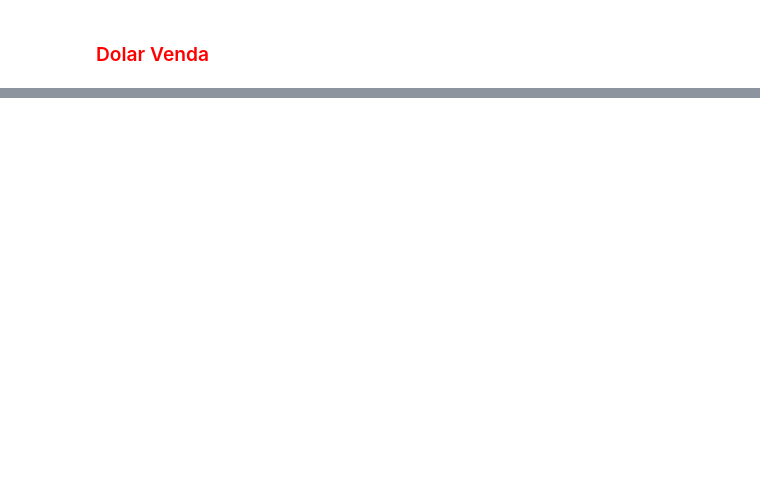
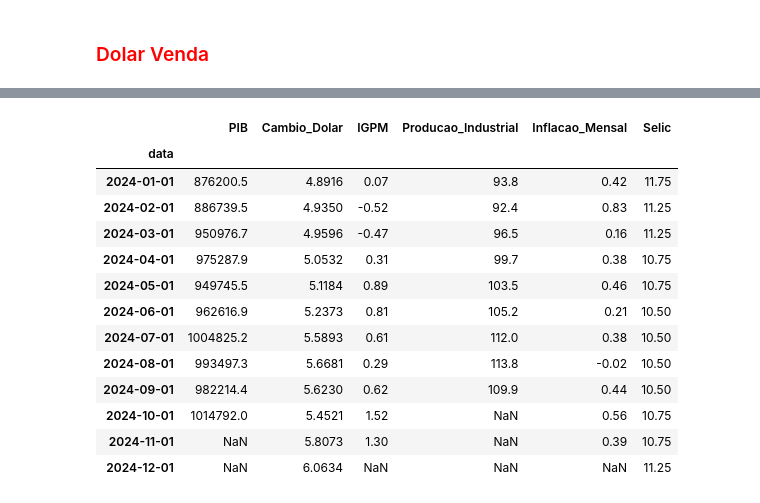
Before and after one commit to alyssonmontovanelli/Previsao_Juros_BACEN_IA, a Jupyter notebook: notebooks/preprocessing.ipynb, the cells around one changed output, grey strips where cells are left out. Saved outputs shown, nothing was run; the diff lists cells and outputs as text; code cells hidden in the pictures; blank space fills up the shorter version.

```diff
--- a/notebooks/preprocessing.ipynb
+++ b/notebooks/preprocessing.ipynb
@@ -371,0 +368,2 @@ df_dolar_venda_mensal
+# %%
+df_dolar_venda = cria_dataframe(dolar_venda, "Cambio_Dolar")
@@ -371,0 +406,2 @@ df_dolar_venda_mensal
+# %%
+df_IGPM = cria_dataframe(IGPM, "IGPM")
@@ -371,0 +425,2 @@ df_dolar_venda_mensal
+# %%
+df_producao_industrial = cria_dataframe(producao_industrial, 'Producao_Industrial')
@@ -371,0 +450,19 @@ df_dolar_venda_mensal
+# %%
+df_concatenado = pd.concat([df_PIB, df_dolar_venda, df_IGPM, df_producao_industrial, df_inflacao,df_selic], axis=1)
+# %%
+df_concatenado.tail(12)
+# %% [output]
+|  | PIB | Cambio_Dolar | IGPM | Producao_Industrial | Inflacao_Mensal | Selic |
+| data |  |  |  |  |  |  |
+| 2024-01-01 | 876200.5 | 4.8916 | 0.07 | 93.8 | 0.42 | 11.75 |
+| 2024-02-01 | 886739.5 | 4.9350 | -0.52 | 92.4 | 0.83 | 11.25 |
+| 2024-03-01 | 950976.7 | 4.9596 | -0.47 | 96.5 | 0.16 | 11.25 |
+| 2024-04-01 | 975287.9 | 5.0532 | 0.31 | 99.7 | 0.38 | 10.75 |
+| 2024-05-01 | 949745.5 | 5.1184 | 0.89 | 103.5 | 0.46 | 10.75 |
+| 2024-06-01 | 962616.9 | 5.2373 | 0.81 | 105.2 | 0.21 | 10.50 |
+| 2024-07-01 | 1004825.2 | 5.5893 | 0.61 | 112.0 | 0.38 | 10.50 |
+| 2024-08-01 | 993497.3 | 5.6681 | 0.29 | 113.8 | -0.02 | 10.50 |
+| 2024-09-01 | 982214.4 | 5.6230 | 0.62 | 109.9 | 0.44 | 10.50 |
+| 2024-10-01 | 1014792.0 | 5.4521 | 1.52 | NaN | 0.56 | 10.75 |
+| 2024-11-01 | NaN | 5.8073 | 1.30 | NaN | 0.39 | 10.75 |
+| 2024-12-01 | NaN | 6.0634 | NaN | NaN | NaN | 11.25 |
```
Also changed, not shown: parts of 32 cells of this notebook, 1 other file.
